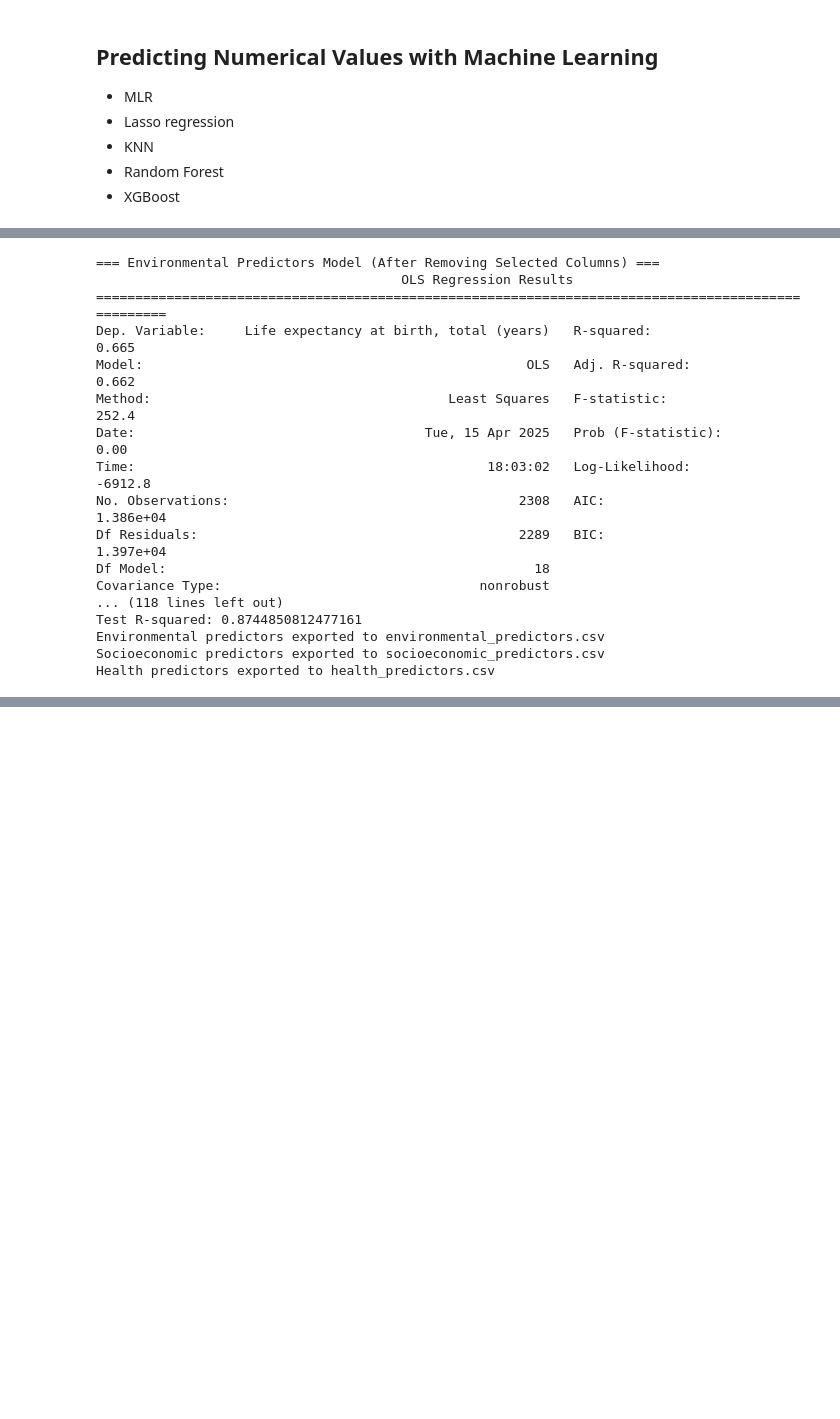
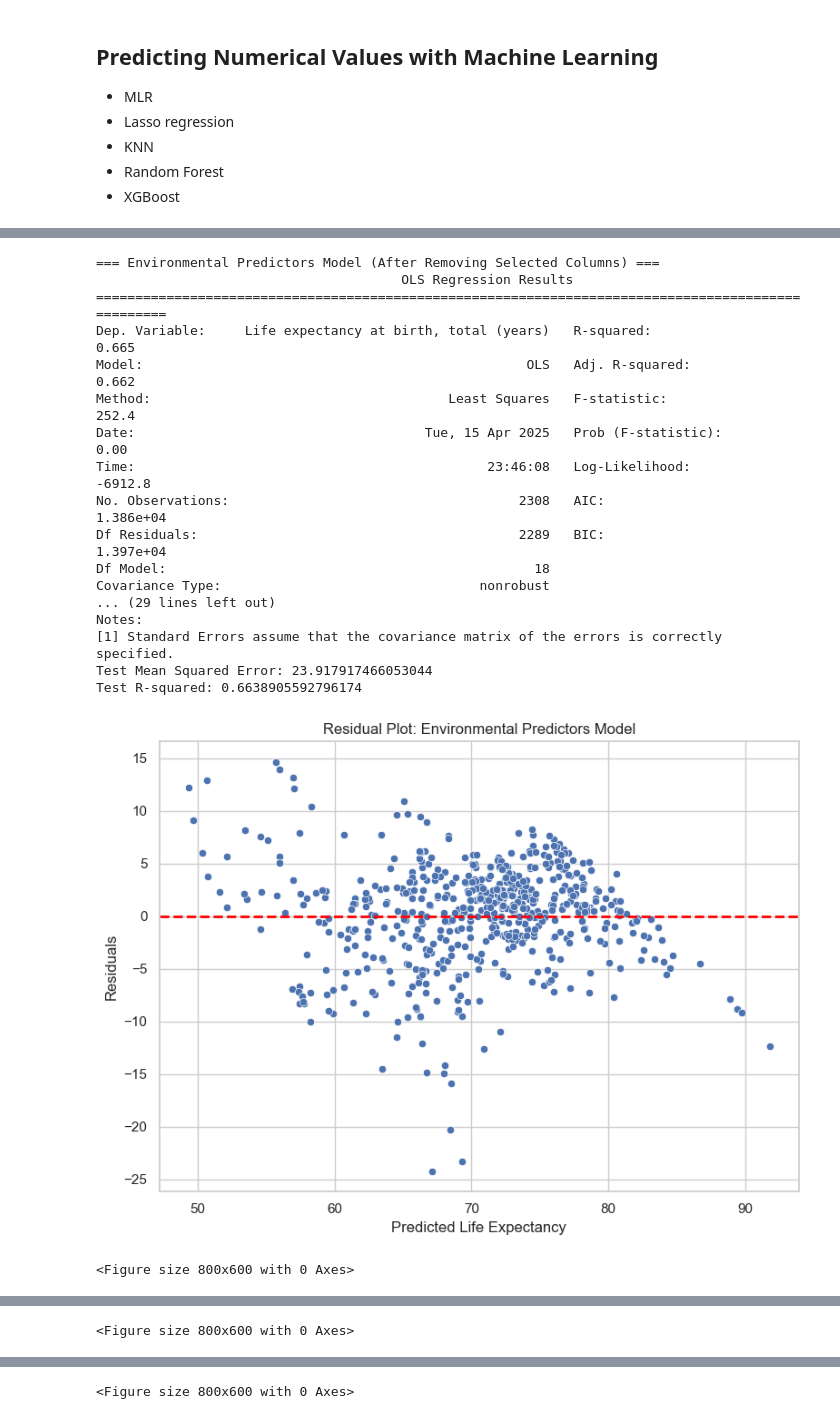
Before and after one commit to celineabra/Graduate-Project, a Jupyter notebook: Week 8 - Analysis/JC/Prediction.ipynb, the cells around one changed output, grey strips where cells are left out. Cells and saved outputs as stored; diff of their text form; code cells hidden in the pictures; blank space fills up the shorter version.

Commit message:
residuals and RMSE added to OLS

```diff
--- a/Week 8 - Analysis/JC/Prediction.ipynb
+++ b/Week 8 - Analysis/JC/Prediction.ipynb
@@ -232,8 +232,12 @@ import statsmodels.api as sm
 from sklearn.model_selection import train_test_split
 from sklearn.preprocessing import StandardScaler
 from sklearn.metrics import mean_squared_error, r2_score
+import seaborn as sns
+import matplotlib.pyplot as plt
+import scipy.stats as stats
 
-# --- Assume that these helper functions have been defined previously ---
+# Set Seaborn theme for all plots
+sns.set_theme(style="whitegrid")
 
 def scale_split_data(X, Y, test_size=0.2, random_state=135):
     """
@@ -263,11 +267,12 @@ def scale_split_data(X, Y, test_size=0.2, random_state=135):
 
     return X_train_scaled, X_test_scaled, y_train, y_test
 
-def fit_ols_and_evaluate(X_train_scaled, y_train, X_test_scaled, y_test):
+def fit_ols_and_evaluate(X_train_scaled, y_train, X_test_scaled, y_test, model_label="Model"):
     """
     Fit an OLS regression model using statsmodels, print the model summary,
     perform predictions on the test set, and calculate performance metrics.
     The OLS model summary is also saved to a text log file named "ols_results_log.txt".
+    Additionally, generates residual and Q–Q plots, with titles showing the model/predictors name.
     """
     model = sm.OLS(y_train, X_train_scaled).fit()
 
@@ -275,15 +280,40 @@ def fit_ols_and_evaluate(X_train_scaled, y_train, X_test_scaled, y_test):
     summary_text = model.summary().as_text()
     print(summary_text)
 
-    # Save the OLS model summary to a log file (append mode)
+    # Save the model summary to a log file (append mode)
     with open("ols_results_log.txt", "a") as f:
         f.write(summary_text + "\n\n")
 
+    # Predict on the test set
     y_pred = model.predict(X_test_scaled)
     mse = mean_squared_error(y_test, y_pred)
     r2 = r2_score(y_test, y_pred)
     print("Test Mean Squared Error:", mse)
     print("Test R-squared:", r2)
+
+    # Calculate residuals
+    residuals = y_test - y_pred
+
+    # Create a residual plot with model label in the title
+    plt.figure(figsize=(8, 6))
+    sns.scatterplot(x=y_pred, y=residuals)
+    plt.axhline(0, color='red', linestyle='--', linewidth=2)
+    plt.title(f"Residual Plot: {model_label}")
+    plt.xlabel("Predicted Life Expectancy")
+    plt.ylabel("Residuals")
+    plt.tight_layout()
+    plt.show()
+
+    # Generate and display a Q-Q plot to assess normality of residuals, with model label
+    plt.figure(figsize=(8, 6))
+    sm.qqplot(residuals, line='45', fit=True)
+    plt.title(f"Normal Q-Q Plot of Residuals: {model_label}")
+    plt.tight_layout()
+    plt.show()
+
+    # Perform a Shapiro-Wilk test for normality
+    shapiro_stat, shapiro_p = stats.shapiro(residuals)
+    print("Shapiro-Wilk Test: Statistic =", shapiro_stat, ", p-value =", shapiro_p)
 
     results = {"y_pred": y_pred, "mse": mse, "r2": r2}
     return model, results
@@ -315,49 +345,51 @@ cols_to_remove = [
 print("=== Environmental Predictors Model (After Removing Selected Columns) ===")
 X_env_updated = X_env_reduced.drop(columns=cols_to_remove, errors='ignore')
 X_train_env, X_test_env, y_train_env, y_test_env = scale_split_data(X_env_updated, Y)
-model_env_updated, results_env_updated = fit_ols_and_evaluate(X_train_env, y_train_env, X_test_env, y_test_env)
+model_env_updated, results_env_updated = fit_ols_and_evaluate(X_train_env, y_train_env, X_test_env, y_test_env, model_label="Environmental Predictors Model")
 
 # 2. Socioeconomic Predictors
 print("\n=== Socioeconomic Predictors Model (After Removing Selected Columns) ===")
 X_socio_updated = X_socio_reduced.drop(columns=cols_to_remove, errors='ignore')
 X_train_socio, X_test_socio, y_train_socio, y_test_socio = scale_split_data(X_socio_updated, Y)
-model_socio_updated, results_socio_updated = fit_ols_and_evaluate(X_train_socio, y_train_socio, X_test_socio, y_test_socio)
+model_socio_updated, results_socio_updated = fit_ols_and_evaluate(X_train_socio, y_train_socio, X_test_socio, y_test_socio, model_label="Socioeconomic Predictors Model")
 
 # 3. Health Predictors
 print("\n=== Health Predictors Model (After Removing Selected Columns) ===")
 X_health_updated = X_health_reduced.drop(columns=cols_to_remove, errors='ignore')
 X_train_health, X_test_health, y_train_health, y_test_health = scale_split_data(X_health_updated, Y)
-model_health_updated, results_health_updated = fit_ols_and_evaluate(X_train_health, y_train_health, X_test_health, y_test_health)
+model_health_updated, results_health_updated = fit_ols_and_evaluate(X_train_health, y_train_health, X_test_health, y_test_health, model_label="Health Predictors Model")
 
 # Export Environmental Predictors CSV with Target Variable
 export_env = pd.concat([df[['CountryShortName', 'Year', 'Life expectancy at birth, total (years)']], X_env_updated], axis=1)
 export_env.to_csv("environmental_predictors.csv", index=False)
 print("Environmental predictors exported to environmental_predictors.csv")
 
 # Export Socioeconomic Predictors CSV with Target Variable
 export_socio = pd.concat([df[['CountryShortName', 'Year', 'Life expectancy at birth, total (years)']], X_socio_updated], axis=1)
 export_socio.to_csv("socioeconomic_predictors.csv", index=False)
 print("Socioeconomic predictors exported to socioeconomic_predictors.csv")
 
 # Export Health Predictors CSV with Target Variable
 export_health = pd.concat([df[['CountryShortName', 'Year', 'Life expectancy at birth, total (years)']], X_health_updated], axis=1)
 export_health.to_csv("health_predictors.csv", index=False)
 print("Health predictors exported to health_predictors.csv")
 # %% [output]
 === Environmental Predictors Model (After Removing Selected Columns) ===
                                        OLS Regression Results
 ===================================================================================================
 Dep. Variable:     Life expectancy at birth, total (years)   R-squared:                       0.665
 Model:                                                 OLS   Adj. R-squared:                  0.662
 Method:                                      Least Squares   F-statistic:                     252.4
 Date:                                     Tue, 15 Apr 2025   Prob (F-statistic):               0.00
-Time:                                             18:03:02   Log-Likelihood:                -6912.8
+Time:                                             23:46:08   Log-Likelihood:                -6912.8
 No. Observations:                                     2308   AIC:                         1.386e+04
 Df Residuals:                                         2289   BIC:                         1.397e+04
 Df Model:                                               18
 Covariance Type:                                 nonrobust
-... (118 lines left out)
-Test R-squared: 0.8744850812477161
-Environmental predictors exported to environmental_predictors.csv
-Socioeconomic predictors exported to socioeconomic_predictors.csv
-Health predictors exported to health_predictors.csv
+... (29 lines left out)
+Notes:
+[1] Standard Errors assume that the covariance matrix of the errors is correctly specified.
+Test Mean Squared Error: 23.917917466053044
+Test R-squared: 0.6638905592796174
+[figure, added]
+<Figure size 800x600 with 0 Axes>
@@ -363,0 +415 @@ Health predictors exported to health_predictors.csv
+<Figure size 800x600 with 0 Axes>
@@ -363,0 +435 @@ Health predictors exported to health_predictors.csv
+<Figure size 800x600 with 0 Axes>
```
Also changed, not shown: parts of 5 cells of this notebook, 16 other files.
